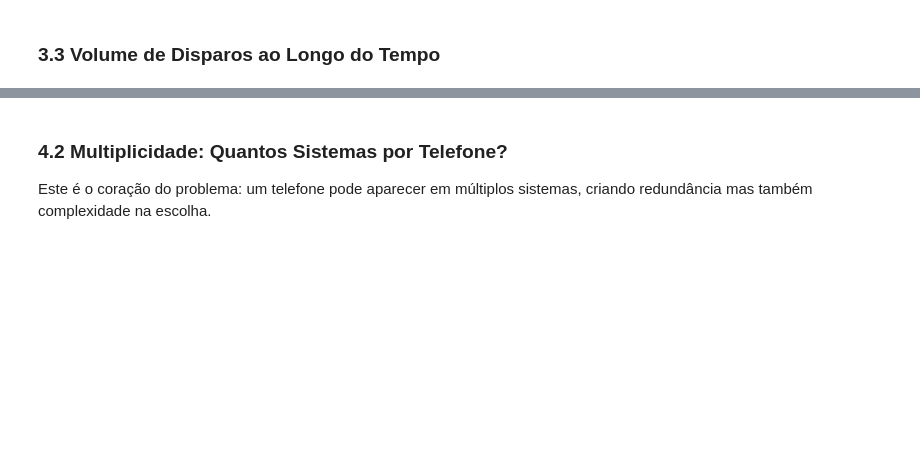
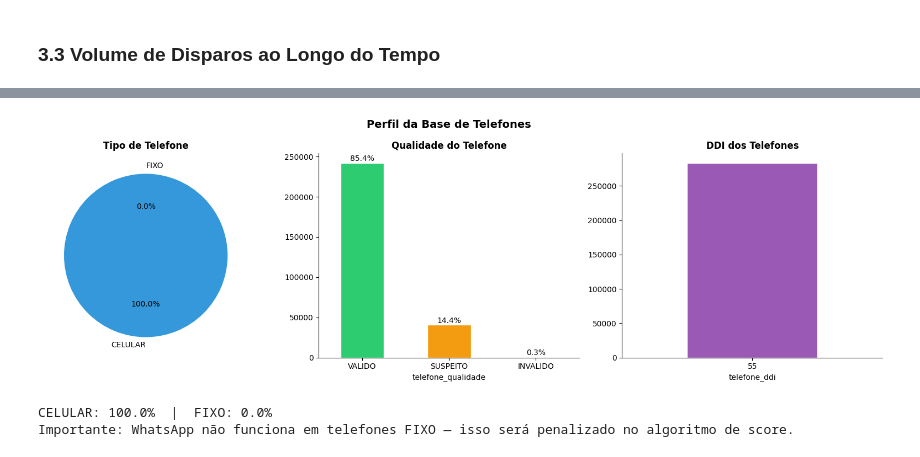
Before and after one commit to Lucas-SGO/desafio-cientista-dados-pleno-campanhas, a Jupyter notebook: notebooks/01_eda_carregamento.ipynb, the cells around one changed output, grey strips where cells are left out. Drawn from its saved outputs; the diff is of its cells as text; code cells hidden in the pictures; blank space fills up the shorter version.

```diff
--- a/notebooks/01_eda_carregamento.ipynb
+++ b/notebooks/01_eda_carregamento.ipynb
@@ -193,39 +285,37 @@ print(f'Média diária: {volume_diario.mean():.0f} disparos/dia')
 # %%
 fig, axes = plt.subplots(1, 3, figsize=(16, 5))
 
 # Tipo de telefone
 tipo_vc = df_tel['telefone_tipo'].value_counts()
 axes[0].pie(tipo_vc, labels=tipo_vc.index, autopct='%1.1f%%',
-            colors=sns.color_palette('Set2', len(tipo_vc)), startangle=90)
+            colors=['#3498db', '#e74c3c'], startangle=90)
 axes[0].set_title('Tipo de Telefone', fontweight='bold')
 
-# Qualidade do telefone
+# Qualidade do telefone (valores reais: VALIDO, SUSPEITO, INVALIDO)
 qual_vc = df_tel['telefone_qualidade'].value_counts()
-cores_qual = {'ALTA': '#2ecc71', 'MEDIA': '#f39c12', 'BAIXA': '#e74c3c'}
+cores_qual = {'VALIDO': '#2ecc71', 'SUSPEITO': '#f39c12', 'INVALIDO': '#e74c3c'}
 qual_vc.plot(kind='bar', ax=axes[1],
              color=[cores_qual.get(q, '#95a5a6') for q in qual_vc.index],
              edgecolor='white')
-axes[1].set_title('Qualidade do Telefone (score interno)', fontweight='bold')
-axes[1].set_xlabel('')
+axes[1].set_title('Qualidade do Telefone', fontweight='bold')
 axes[1].set_xticklabels(qual_vc.index, rotation=0)
+for i, v in enumerate(qual_vc):
+    axes[1].text(i, v + qual_vc.max()*0.01, f'{v/len(df_tel)*100:.1f}%', ha='center', fontsize=10)
 
-for i, v in enumerate(qual_vc):
-    axes[1].text(i, v + qual_vc.max() * 0.01,
-                 f'{v/len(df_tel)*100:.1f}%', ha='center', fontsize=10)
-
-# Validação do telefone
-val_vc = df_tel['validacao_telefone'].value_counts()
-val_vc.plot(kind='bar', ax=axes[2],
-            color=sns.color_palette('Set2', len(val_vc)),
-            edgecolor='white')
-axes[2].set_title('Status de Validação', fontweight='bold')
-axes[2].set_xlabel('')
-axes[2].set_xticklabels(val_vc.index, rotation=30, ha='right')
+# DDI (nacionalidade do número)
+ddi_vc = df_tel['telefone_ddi'].value_counts().head(5)
+ddi_vc.plot(kind='bar', ax=axes[2], color='#9b59b6', edgecolor='white')
+axes[2].set_title('DDI dos Telefones', fontweight='bold')
+axes[2].set_xticklabels(ddi_vc.index, rotation=0)
 
 plt.suptitle('Perfil da Base de Telefones', fontsize=14, fontweight='bold')
 plt.tight_layout()
 plt.show()
+
+print(f'CELULAR: {(df_tel["telefone_tipo"]=="CELULAR").mean()*100:.1f}%  |  '
+      f'FIXO: {(df_tel["telefone_tipo"]=="FIXO").mean()*100:.1f}%')
+print('Importante: WhatsApp não funciona em telefones FIXO — isso será penalizado no algoritmo de score.')
+# %% [output]
+[figure, added]
+CELULAR: 100.0%  |  FIXO: 0.0%
+Importante: WhatsApp não funciona em telefones FIXO — isso será penalizado no algoritmo de score.
-# %% [markdown]
-### 4.2 Multiplicidade: Quantos Sistemas por Telefone?
-
-Este é o coração do problema: um telefone pode aparecer em múltiplos sistemas, criando redundância mas também complexidade na escolha.
```
Also changed, not shown: parts of 33 cells of this notebook.
